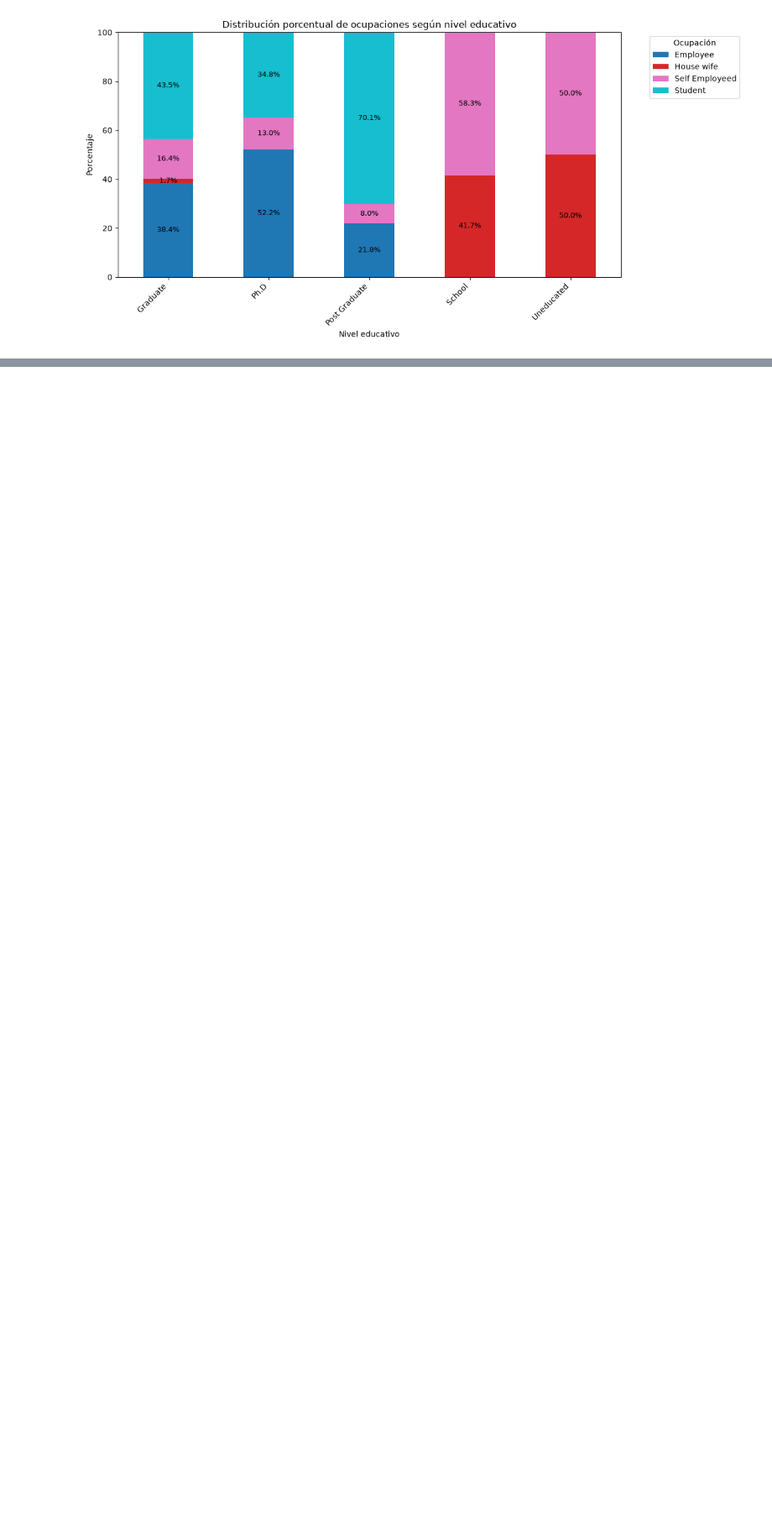
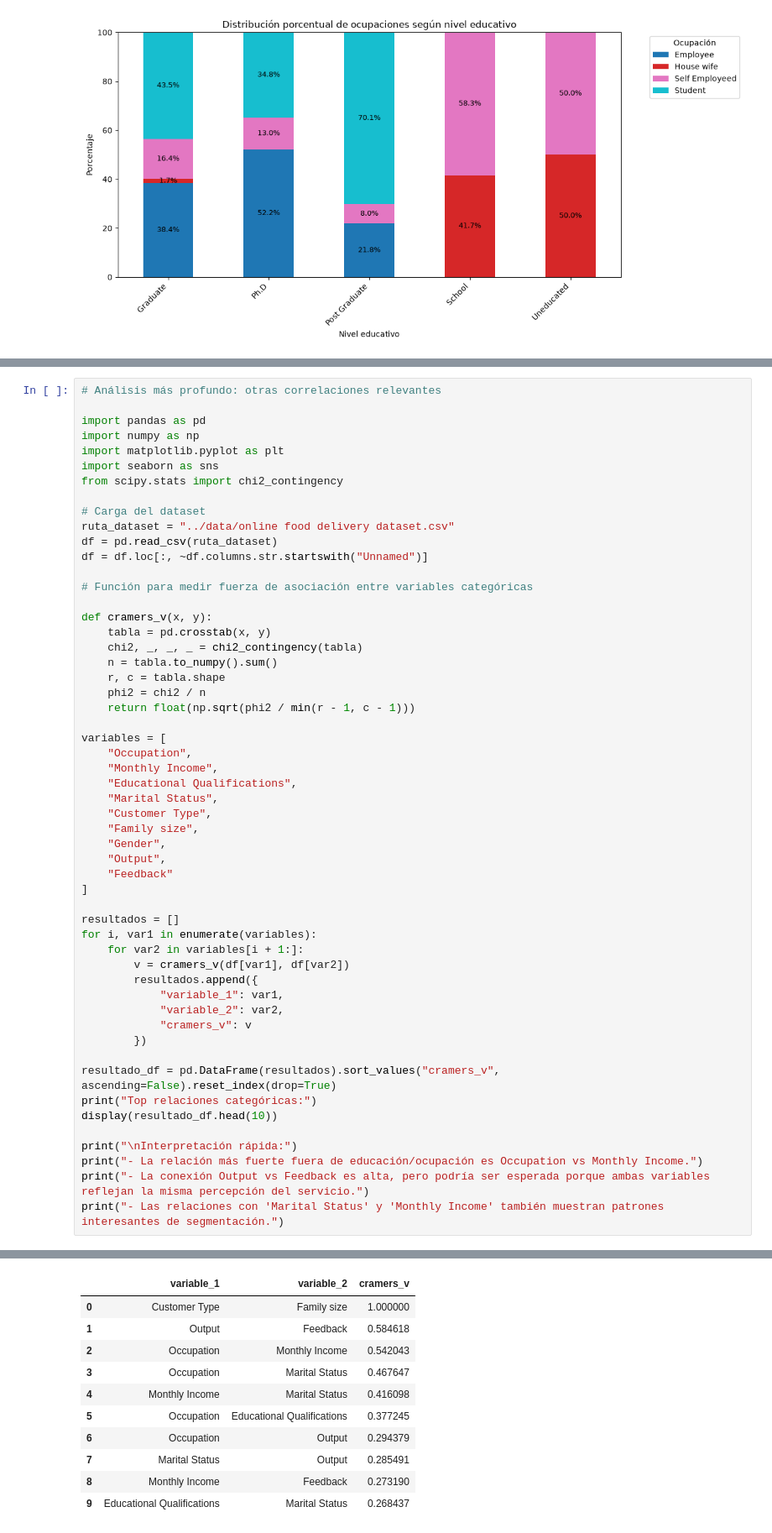
Before and after one commit to rh100560/AI_DA_Chein, a Jupyter notebook: notebooks/education_occupation.ipynb, the cells around one changed output, grey strips where cells are left out. Shown at 84% size. Drawn from its saved outputs; the diff is of its cells as text; blank space fills up the shorter version.

Commit message:
Intento de avance para presentacion

```diff
--- a/notebooks/education_occupation.ipynb
+++ b/notebooks/education_occupation.ipynb
@@ -184,0 +251,55 @@ plt.show()
+# %%
+# Análisis más profundo: otras correlaciones relevantes
+
+import pandas as pd
+import numpy as np
+import matplotlib.pyplot as plt
+import seaborn as sns
+from scipy.stats import chi2_contingency
+
+# Carga del dataset
+ruta_dataset = "../data/online food delivery dataset.csv"
+df = pd.read_csv(ruta_dataset)
+df = df.loc[:, ~df.columns.str.startswith("Unnamed")]
+
+# Función para medir fuerza de asociación entre variables categóricas
+
+def cramers_v(x, y):
+    tabla = pd.crosstab(x, y)
+    chi2, _, _, _ = chi2_contingency(tabla)
+    n = tabla.to_numpy().sum()
+    r, c = tabla.shape
+    phi2 = chi2 / n
+    return float(np.sqrt(phi2 / min(r - 1, c - 1)))
+
+variables = [
+    "Occupation",
+    "Monthly Income",
+    "Educational Qualifications",
+    "Marital Status",
+    "Customer Type",
+    "Family size",
+    "Gender",
+    "Output",
+    "Feedback"
+]
+
+resultados = []
+for i, var1 in enumerate(variables):
+    for var2 in variables[i + 1:]:
+        v = cramers_v(df[var1], df[var2])
+        resultados.append({
+            "variable_1": var1,
+            "variable_2": var2,
+            "cramers_v": v
+        })
+
+resultado_df = pd.DataFrame(resultados).sort_values("cramers_v", ascending=False).reset_index(drop=True)
+print("Top relaciones categóricas:")
+display(resultado_df.head(10))
+
+print("\nInterpretación rápida:")
+print("- La relación más fuerte fuera de educación/ocupación es Occupation vs Monthly Income.")
+print("- La conexión Output vs Feedback es alta, pero podría ser esperada porque ambas variables reflejan la misma percepción del servicio.")
+print("- Las relaciones con 'Marital Status' y 'Monthly Income' también muestran patrones interesantes de segmentación.")
+# %% [output]
@@ -184,0 +307,11 @@ plt.show()
+|  | variable_1 | variable_2 | cramers_v |
+| 0 | Customer Type | Family size | 1.000000 |
+| 1 | Output | Feedback | 0.584618 |
+| 2 | Occupation | Monthly Income | 0.542043 |
+| 3 | Occupation | Marital Status | 0.467647 |
+| 4 | Monthly Income | Marital Status | 0.416098 |
+| 5 | Occupation | Educational Qualifications | 0.377245 |
+| 6 | Occupation | Output | 0.294379 |
+| 7 | Marital Status | Output | 0.285491 |
+| 8 | Monthly Income | Feedback | 0.273190 |
+| 9 | Educational Qualifications | Marital Status | 0.268437 |
```
Also changed, not shown: parts of 5 cells of this notebook, 1 other file.
